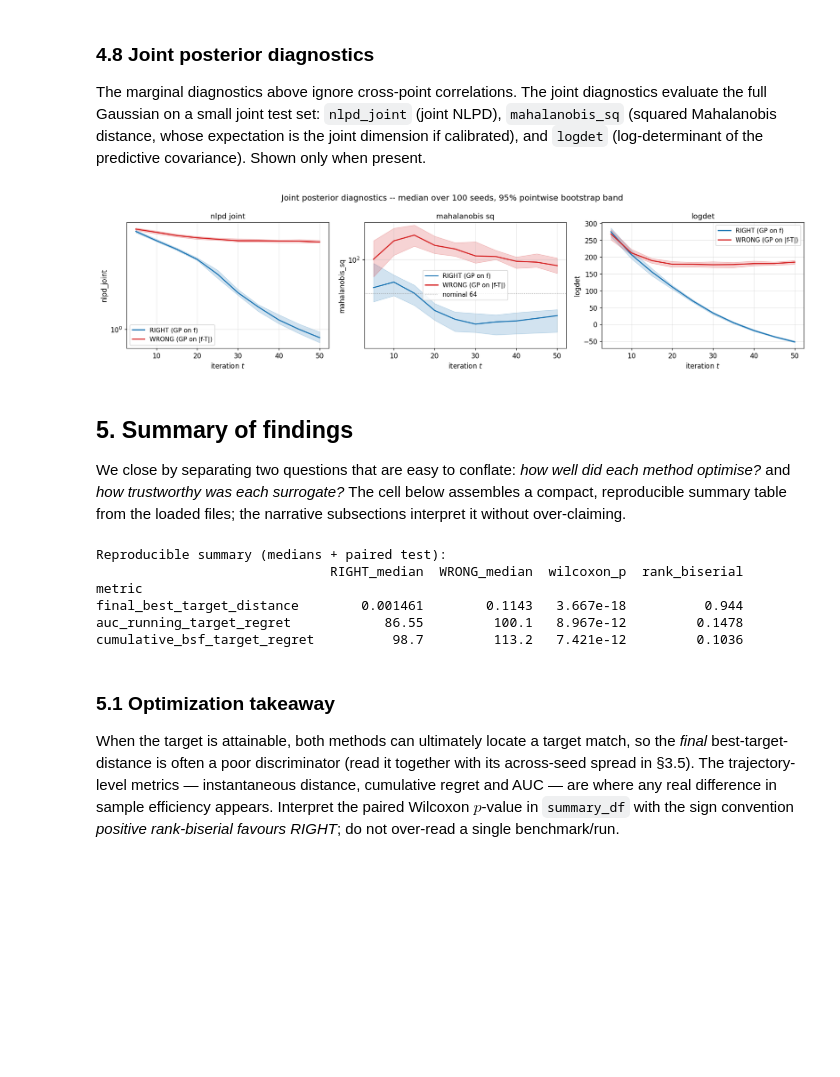
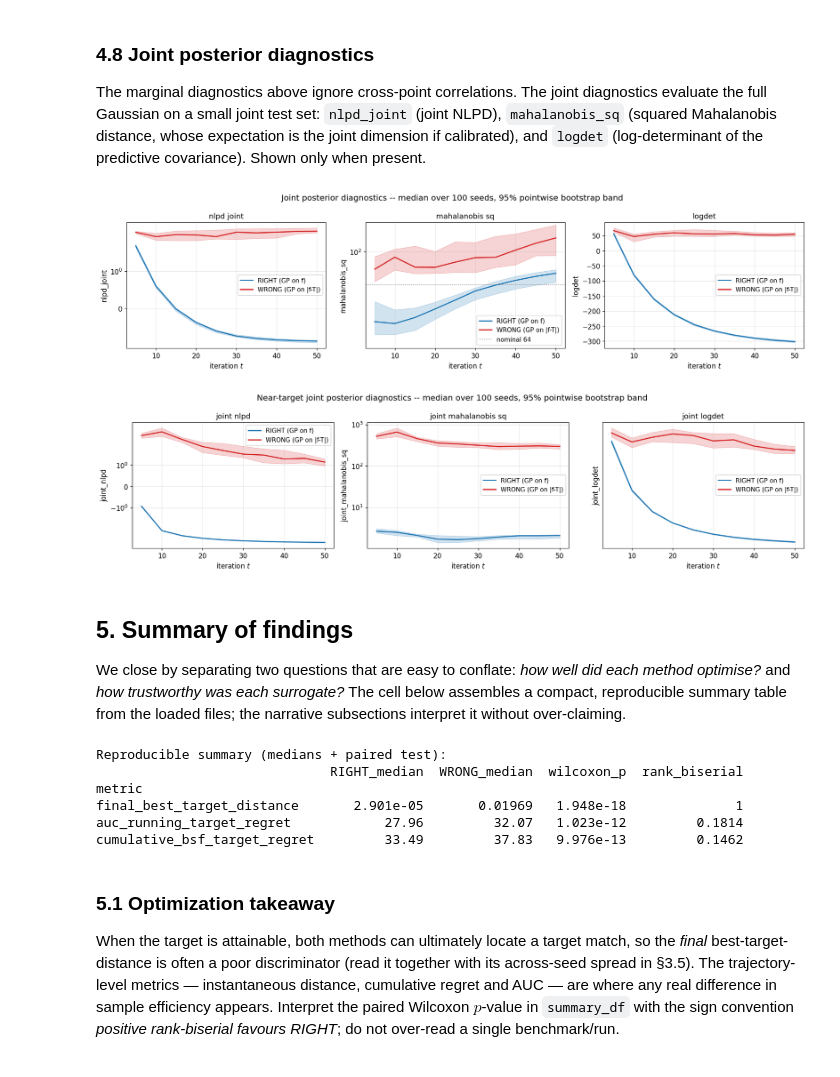
Before and after one commit to Benjamin-Wilhelm/bayesian-optimization-separation-concerns, a Jupyter notebook: experiments/exp_a_target_matching/notebooks/Exp_A_analysis_branin.ipynb, the cells around one changed output. Saved outputs shown, nothing was run; the diff lists cells and outputs as text; code cells hidden in the pictures; blank space fills up the shorter version.

Commit message:
notebooks updates + config updates

```diff
--- a/experiments/exp_a_target_matching/notebooks/Exp_A_analysis_branin.ipynb
+++ b/experiments/exp_a_target_matching/notebooks/Exp_A_analysis_branin.ipynb
@@ -113,7 +113,7 @@ nest the processed outputs under a per-benchmark sub-directory
 (`processed/aggregate/<benchmark>/` and `processed/per_seed/<benchmark>/`); the
 paths below follow that convention.
 # %%
-RUN_DIR = Path("results/exp_a_target_matching/runs/2026-06-01_21-33-20_branin_2d_short")
+RUN_DIR = Path("results/exp_a_target_matching/runs/2026-06-03_20-55-18_branin_2d_short")
 BENCHMARK = "branin_2d"
 
 RAW_DIR = RUN_DIR / "raw" / BENCHMARK
@@ -411,7 +411,7 @@ elif DIM == 2:
     ax.set_xlabel(r"$x_1$"); ax.set_ylabel(r"$x_2$")
     ax.set_title(f"Raw $f$ (modelled by RIGHT)\nwhite line: target set $f = {T:g}$")
     ax = axes[1]; ax.grid(False)
-    cf = ax.contourf(XX, YY, A, levels=30, cmap="magma")
+    cf = ax.contourf(XX, YY, A, levels=30, cmap="viridis")
     ax.contour(XX, YY, A, levels=[0.0], colors="white", linewidths=1.2)
     fig.colorbar(cf, ax=ax, shrink=0.9)
     ax.set_xlabel(r"$x_1$"); ax.set_ylabel(r"$x_2$")
@@ -1230,27 +1229,50 @@ expectation is the joint dimension if calibrated), and `logdet` (log-determinant
 of the predictive covariance). Shown only when present.
 # %%
 joint_keys = ["nlpd_joint", "mahalanobis_sq", "logdet"]
+joint_near_target_keys = ["joint_nlpd", "joint_mahalanobis_sq", "joint_logdet"]
+
+# Global joint posterior diagnostics
 present = [k for k in joint_keys if any(has_cal(m, "joint_posterior", k) for m in methods)]
 if present:
     fig, axes = plt.subplots(1, len(present), figsize=(5.4 * len(present), 4.2))
     axes = np.atleast_1d(axes)
     sample = None
     m_joint = config.get("test_grid", {}).get("m_test_joint_distrib")
     for ax, key in zip(axes, present):
         nominal = float(m_joint) if (key == "mahalanobis_sq" and m_joint) else None
-        s = plot_cal_metric(ax, "joint_posterior", key, logy=(key != "logdet"),
-                            nominal=nominal)
+        s = plot_cal_metric(ax, "joint_posterior", key, logy=(key != "logdet"), nominal=nominal)
         sample = sample or s
         ax.set_ylabel(key); ax.set_title(key.replace("_", " "))
         ax.legend(loc="best")
     fig.suptitle("Joint posterior diagnostics -- " + band_caption(sample, CAL_N))
     fig.tight_layout()
     add_figure("04_joint_posterior", fig)
     plt.show()
 else:
     print("joint posterior diagnostics not available — skipping.")
+
+# Near-target joint posterior diagnostics
+present = [k for k in joint_near_target_keys if any(has_cal(m, "near_target", k) for m in methods)]
+if present:
+    fig, axes = plt.subplots(1, len(present), figsize=(5.4 * len(present), 4.2))
+    axes = np.atleast_1d(axes)
+    sample = None
+    m_joint = config.get("test_grid", {}).get("m_test_joint_near_target")
+    for ax, key in zip(axes, present):
+        nominal = float(m_joint) if (key == "mahalanobis_sq" and m_joint) else None
+        s = plot_cal_metric(ax, "near_target", key, logy=(key != "logdet"), nominal=nominal)
+        sample = sample or s
+        ax.set_ylabel(key); ax.set_title(key.replace("_", " "))
+        ax.legend(loc="best")
+    fig.suptitle("Near-target joint posterior diagnostics -- " + band_caption(sample, CAL_N))
+    fig.tight_layout()
+    add_figure("04b_near_target_joint_posterior", fig)
+    plt.show()
+else:
+    print("near-target joint posterior diagnostics not available — skipping.")
 # %% [output]
-[figure, old version]
+[figure, new version]
+[figure, added]
 # %% [markdown]
 ## 5. Summary of findings
 
@@ -1281,9 +1303,9 @@ print(summary_df.to_string(float_format=lambda v: f"{v:.4g}"))
 Reproducible summary (medians + paired test):
                               RIGHT_median  WRONG_median  wilcoxon_p  rank_biserial
 metric
-final_best_target_distance        0.001461        0.1143   3.667e-18          0.944
-auc_running_target_regret            86.55         100.1   8.967e-12         0.1478
-cumulative_bsf_target_regret          98.7         113.2   7.421e-12         0.1036
+final_best_target_distance       2.901e-05       0.01969   1.948e-18              1
+auc_running_target_regret            27.96         32.07   1.023e-12         0.1814
+cumulative_bsf_target_regret         33.49         37.83   9.976e-13         0.1462
 # %% [markdown]
 ### 5.1 Optimization takeaway
 
```
Also changed, not shown: parts of 18 cells of this notebook, 3 other files.
